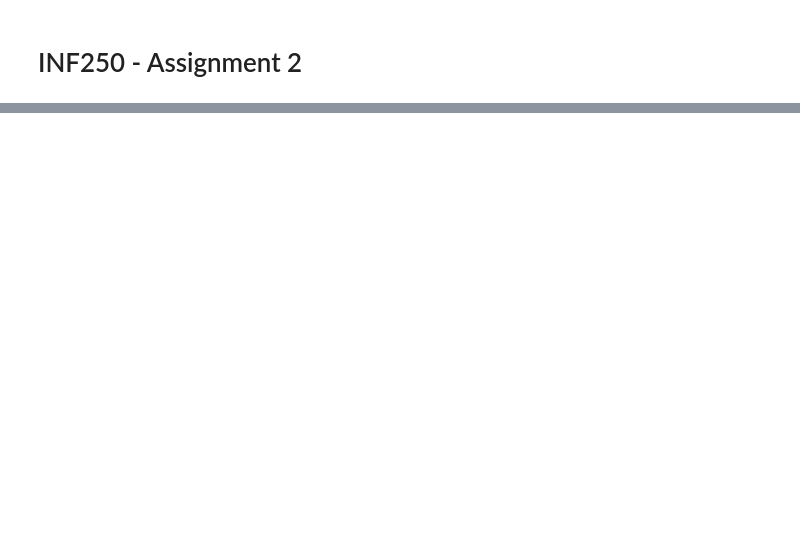
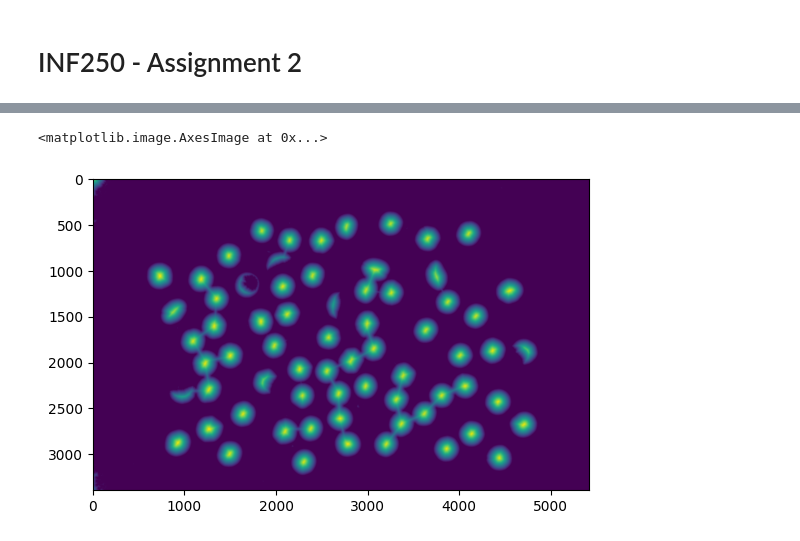
Before and after one commit to fredericstrand/INF250, a Jupyter notebook: assignment_2/assignment_2.ipynb, the cells around one changed output, grey strips where cells are left out. Saved outputs shown, nothing was run; the diff lists cells and outputs as text; code cells hidden in the pictures; blank space fills up the shorter version.

```diff
--- a/assignment_2/assignment_2.ipynb
+++ b/assignment_2/assignment_2.ipynb
@@ -122,0 +53,6 @@ Detected 20 circles and 98 other shapes
+# %%
+distance_image = ndi.distance_transform_edt(inverted_image)
+plt.imshow(distance_image)
+# %% [output]
+<matplotlib.image.AxesImage at 0x...>
+[figure, added]
```
Also changed, not shown: parts of 9 cells of this notebook.
